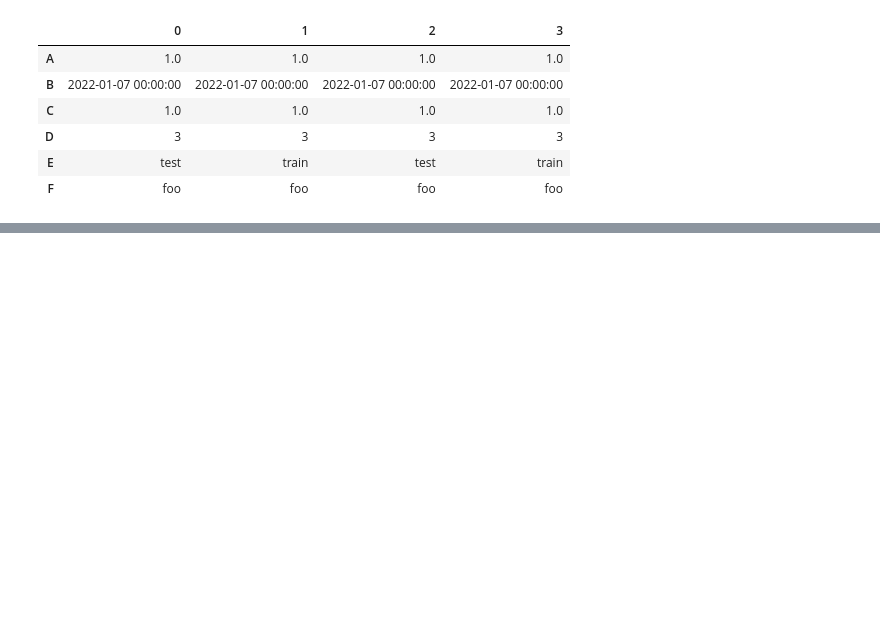
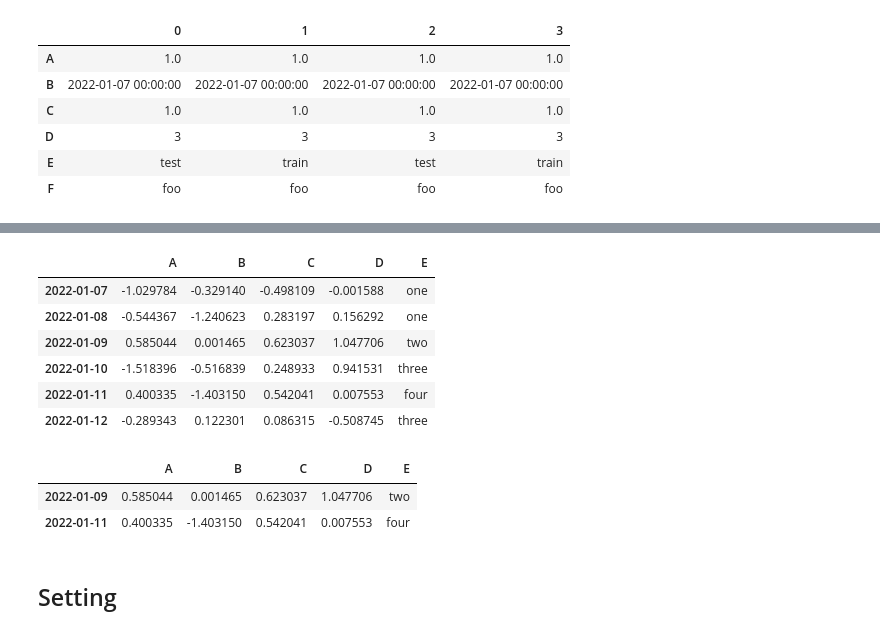
Before and after one commit to Irfan-Ahmad-byte/my_pandas, a Jupyter notebook: heart_failure.ipynb, the cells around one changed output, grey strips where cells are left out. Saved outputs shown, nothing was run; the diff lists cells and outputs as text; code cells hidden in the pictures; blank space fills up the shorter version.

```diff
--- a/heart_failure.ipynb
+++ b/heart_failure.ipynb
@@ -191,0 +349,22 @@ df.sort_values(by='B')
+# %%
+df3 = df.copy()
+# %%
+df3["E"] = ["one", "one", "two", "three", "four", "three"]
+# %%
+df3
+# %% [output]
+|  | A | B | C | D | E |
+| 2022-01-07 | -1.029784 | -0.329140 | -0.498109 | -0.001588 | one |
+| 2022-01-08 | -0.544367 | -1.240623 | 0.283197 | 0.156292 | one |
+| 2022-01-09 | 0.585044 | 0.001465 | 0.623037 | 1.047706 | two |
+| 2022-01-10 | -1.518396 | -0.516839 | 0.248933 | 0.941531 | three |
+| 2022-01-11 | 0.400335 | -1.403150 | 0.542041 | 0.007553 | four |
+| 2022-01-12 | -0.289343 | 0.122301 | 0.086315 | -0.508745 | three |
+# %%
+df3[df3['E'].isin(['two','four'])]
+# %% [output]
+|  | A | B | C | D | E |
+| 2022-01-09 | 0.585044 | 0.001465 | 0.623037 | 1.047706 | two |
+| 2022-01-11 | 0.400335 | -1.403150 | 0.542041 | 0.007553 | four |
+# %% [markdown]
+## Setting
```
Also changed, not shown: parts of 67 cells of this notebook.
